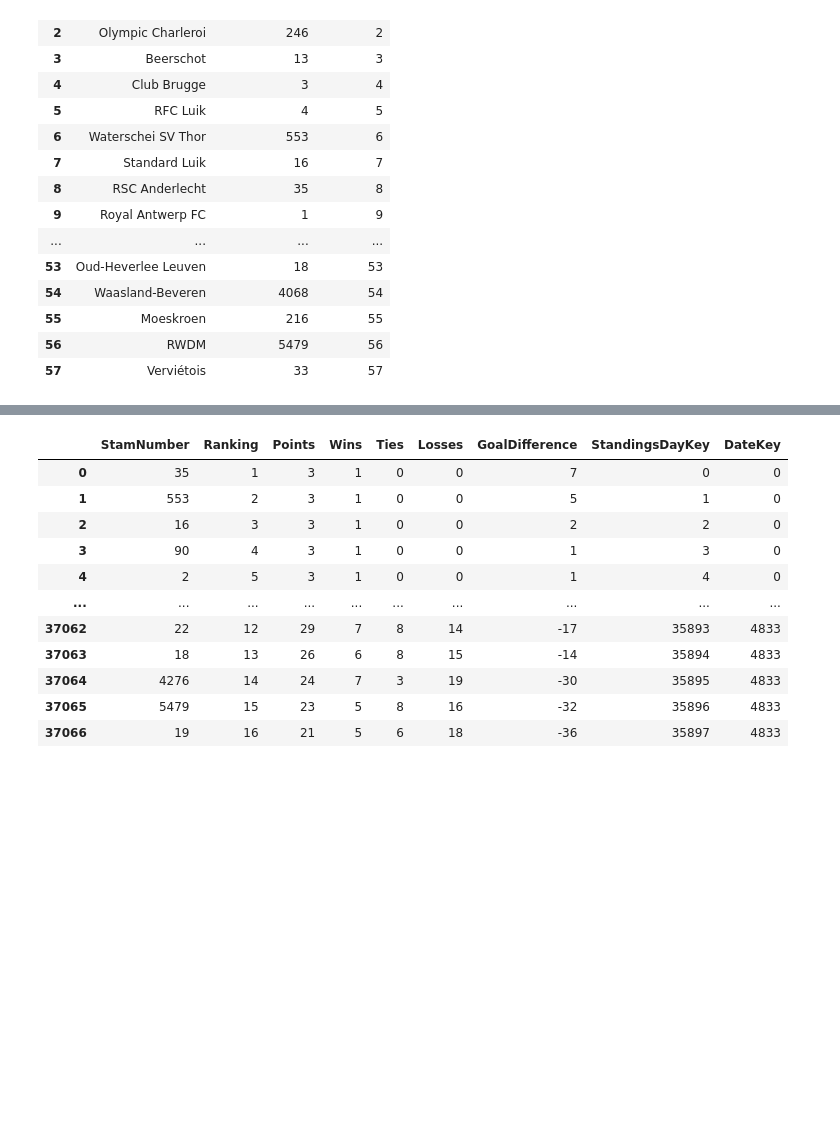
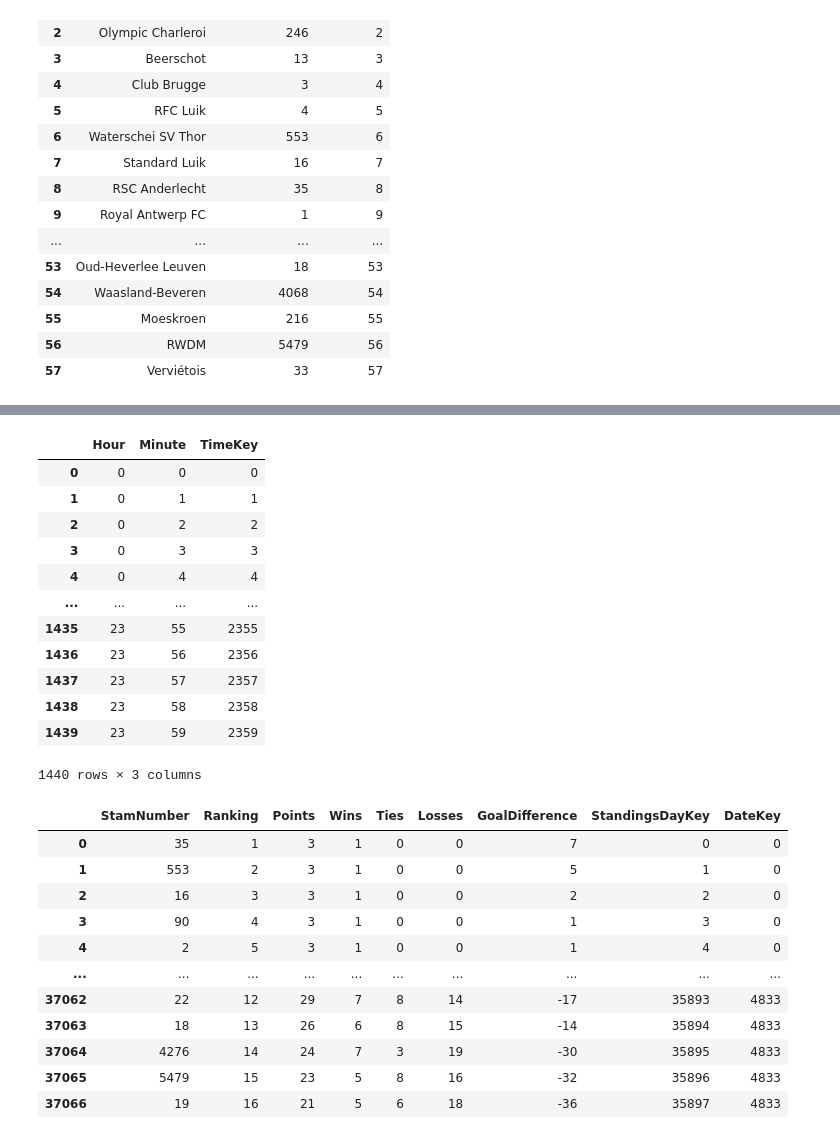
Before and after one commit to RobbeVDK/DEP1-2023-2024-groep04, a Jupyter notebook: bulk_insert_data.ipynb, the cells around one changed output, grey strips where cells are left out. Cells and saved outputs as stored; diff of their text form; code cells hidden in the pictures; blank space fills up the shorter version.

```diff
--- a/bulk_insert_data.ipynb
+++ b/bulk_insert_data.ipynb
@@ -114,3 +126,31 @@ dim_time_df
+# %%
+import pandas as pd
+
+dim_time_df = pd.DataFrame()
+
+for j in range(0, 24):
+    for i in range(0, 60):
+        new_time = pd.DataFrame({'Hour': [j], 'Minute': [i]})
+        dim_time_df = pd.concat([dim_time_df, new_time])
+
+dim_time_df.reset_index(drop=True, inplace=True)
+dim_time_df['TimeKey'] = dim_time_df['Hour'] * 100 + dim_time_df['Minute']
+
+dim_time_df
+# %% [output]
+|  | Hour | Minute | TimeKey |
+| 0 | 0 | 0 | 0 |
+| 1 | 0 | 1 | 1 |
+| 2 | 0 | 2 | 2 |
+| 3 | 0 | 3 | 3 |
+| 4 | 0 | 4 | 4 |
+| ... | ... | ... | ... |
+| 1435 | 23 | 55 | 2355 |
+| 1436 | 23 | 56 | 2356 |
+| 1437 | 23 | 57 | 2357 |
+| 1438 | 23 | 58 | 2358 |
+| 1439 | 23 | 59 | 2359 |
+1440 rows × 3 columns
 # %%
 import pandas as pd
 
```
Also changed, not shown: parts of 4 cells of this notebook.
